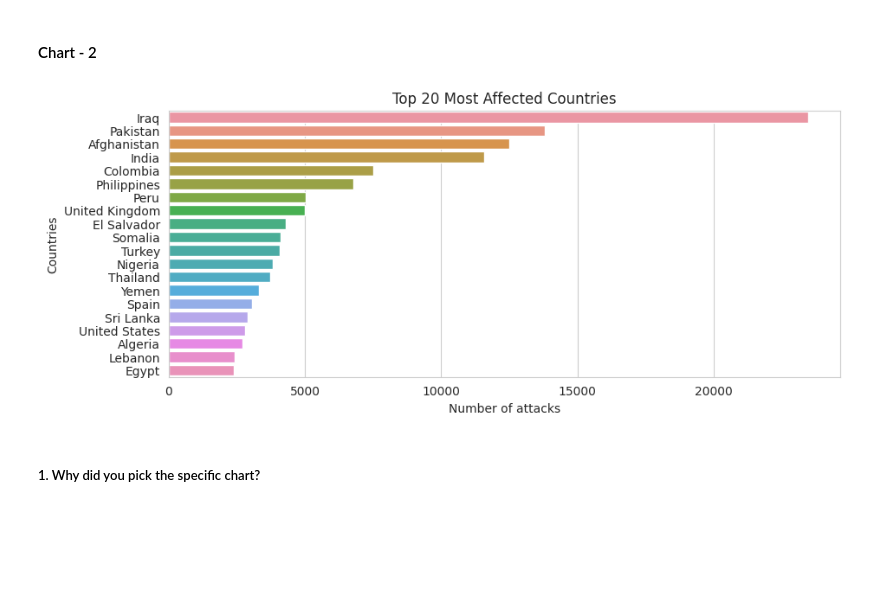
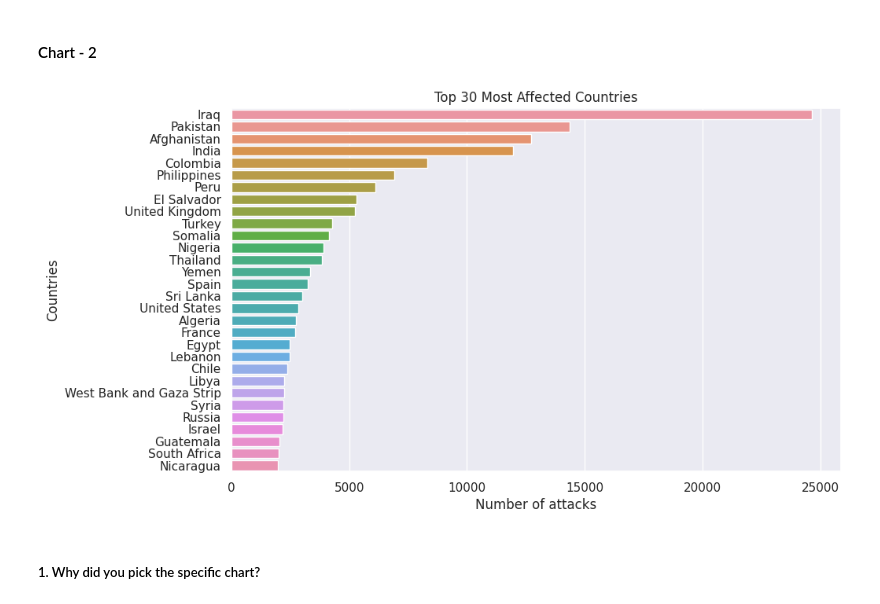
Before and after one commit to vishalrana00007/Global-Terrorism-Database-Capstone-Project, a Jupyter notebook: Global_terrorism_analysis(Capstone_project)Module_2.ipynb, the cells around one changed output. Saved outputs shown, nothing was run; the diff lists cells and outputs as text; code cells hidden in the pictures; blank space fills up the shorter version.

```diff
--- a/Global_terrorism_analysis(Capstone_project)Module_2.ipynb
+++ b/Global_terrorism_analysis(Capstone_project)Module_2.ipynb
@@ -363,18 +365,18 @@ Answer Here
 # %%
 # Chart - 2 visualization code
 import matplotlib.pyplot as plt
 import seaborn as sns
 
-most_affected_country = tr_df['Country'].value_counts().head(20)
+most_affected_country = tr_df['Country'].value_counts().head(30)
 
-plt.figure(figsize=(10, 4))
+plt.figure(figsize=(10, 6))
 sns.barplot(x=most_affected_country.values, y=most_affected_country.index)
-plt.title('Top 20 Most Affected Countries')
+plt.title('Top 30 Most Affected Countries')
 plt.xlabel('Number of attacks')
 plt.ylabel('Countries')
 plt.show()
 # %% [output]
-[figure, old version]
+[figure, new version]
 # %% [markdown]
 ##### 1. Why did you pick the specific chart?
 # %% [markdown]
```
Also changed, not shown: parts of 20 cells of this notebook.
